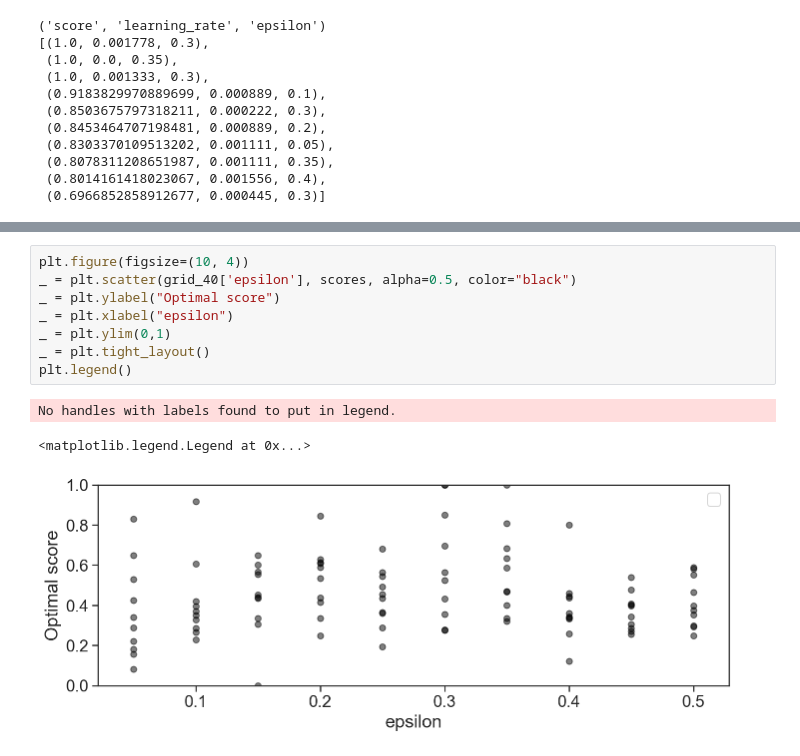
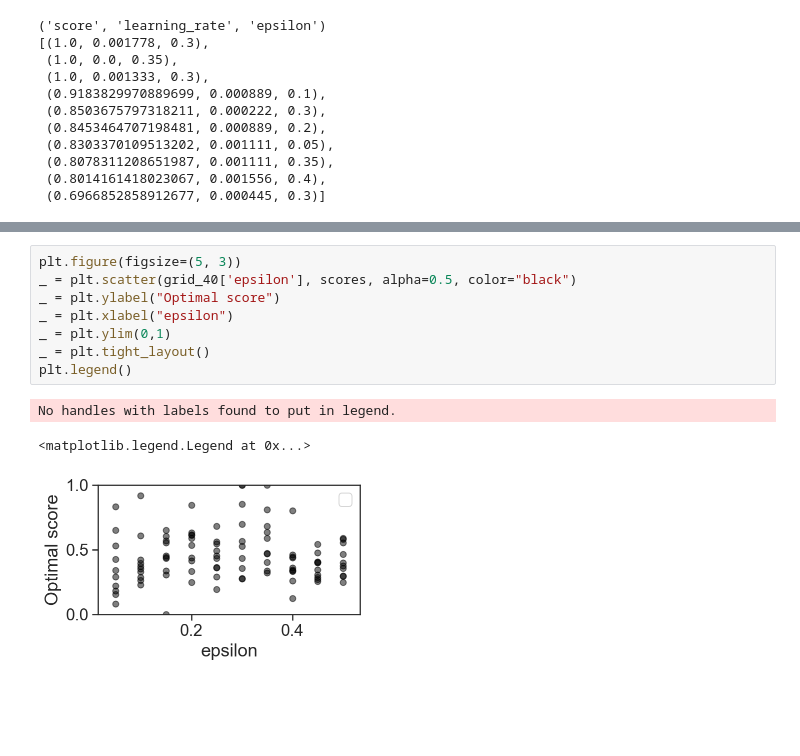
Before and after one commit to CoAxLab/azad, a Jupyter notebook: notebooks/wythoff_exp40.ipynb, the cells around one changed output, grey strips where cells are left out. Saved outputs shown, nothing was run; the diff lists cells and outputs as text; blank space fills up the shorter version.

```diff
--- a/notebooks/wythoff_exp40.ipynb
+++ b/notebooks/wythoff_exp40.ipynb
@@ -240,12 +240,12 @@ No handles with labels found to put in legend.
 # %%
-plt.figure(figsize=(10, 4))
+plt.figure(figsize=(5, 3))
 _ = plt.scatter(grid_40['epsilon'], scores, alpha=0.5, color="black")
 _ = plt.ylabel("Optimal score")
 _ = plt.xlabel("epsilon")
 _ = plt.ylim(0,1)
 _ = plt.tight_layout()
 plt.legend()
 # %% [output]
 No handles with labels found to put in legend.
 <matplotlib.legend.Legend at 0x...>
-[figure, old version]
+[figure, new version]
```
Also changed, not shown: parts of 1 cell of this notebook.
